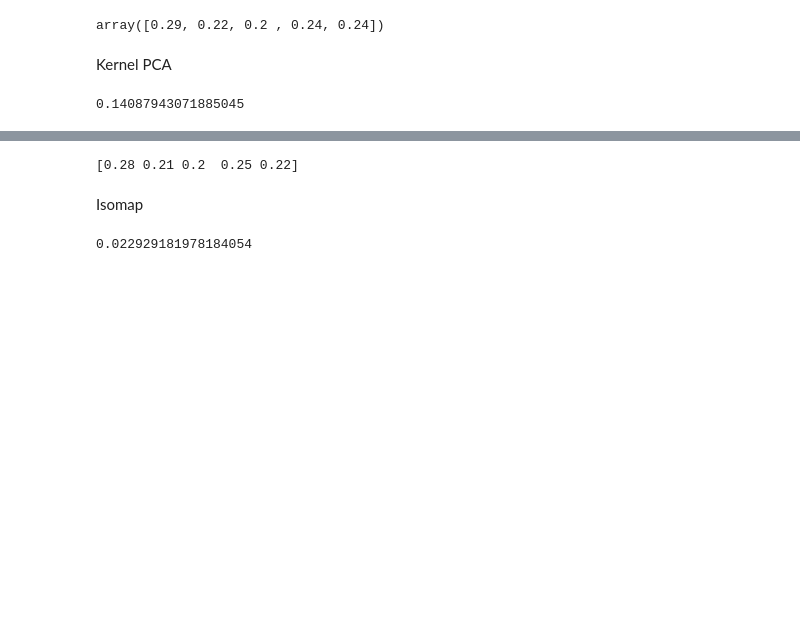
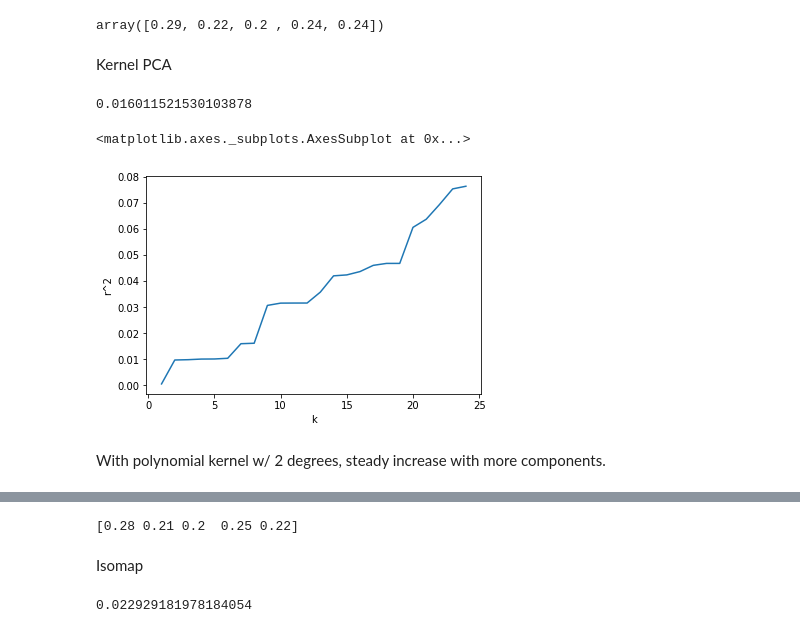
Before and after one commit to jgdenby/PortfolioFactorAnalysis, a Jupyter notebook: PortfolioFactorAnalysis.ipynb, the cells around one changed output, grey strips where cells are left out. Cells and saved outputs as stored; diff of their text form; code cells hidden in the pictures; blank space fills up the shorter version.

```diff
--- a/PortfolioFactorAnalysis.ipynb
+++ b/PortfolioFactorAnalysis.ipynb
@@ -335,8 +330,25 @@ Kernel PCA
 # Polynomial kernel
 k = 7
 gamma = 1
-degree = 1
+degree = 2
 poly_kpcaZ = pd.DataFrame(KPCA(X_train, X_train, n_components=k, kernel='poly', gamma = gamma, degree=degree))
 LinRegression(poly_kpcaZ, y)
 # %% [output]
-0.14087943071885045
+0.016011521530103878
+# %%
+gamma = 1
+degree = 2
+r_2 = np.zeros(24)
+for i in range(1, 25):
+    k=i
+    poly_kpcaZ = pd.DataFrame(KPCA(X_train, X_train, n_components=k, kernel='poly', gamma = gamma, degree=degree))
+    r_2[i-1]=LinRegression(poly_kpcaZ, y, autocor = 2)
+r_2 = pd.DataFrame(r_2, columns=['r^2'])
+r_2['k'] = range(1,25)
+# %%
+sns.lineplot(x='k',y='r^2',data=r_2)
+# %% [output]
+<matplotlib.axes._subplots.AxesSubplot at 0x...>
+[figure, added]
+# %% [markdown]
+With polynomial kernel w/ 2 degrees, steady increase with more components.
```
Also changed, not shown: parts of 16 cells of this notebook.
